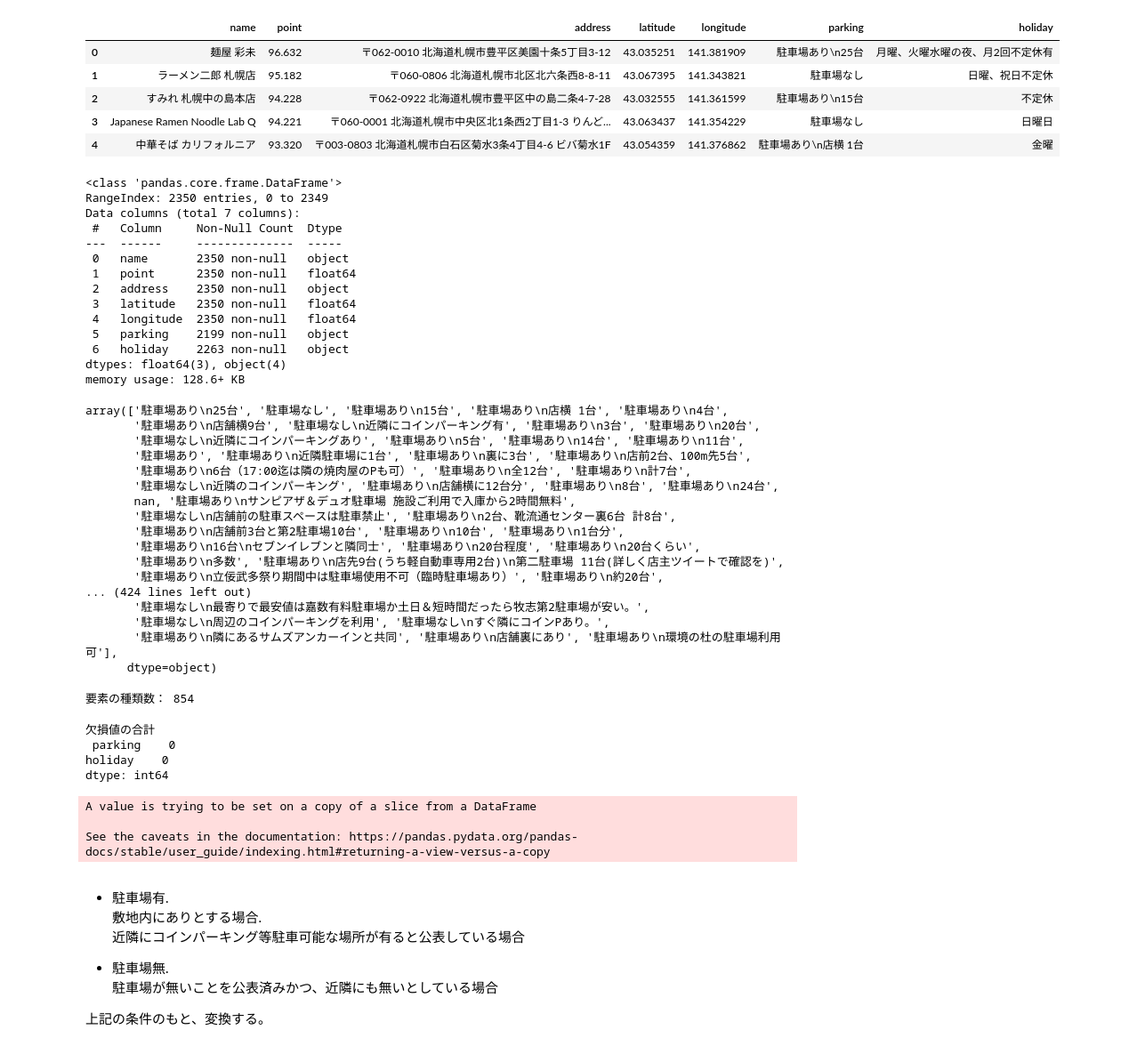
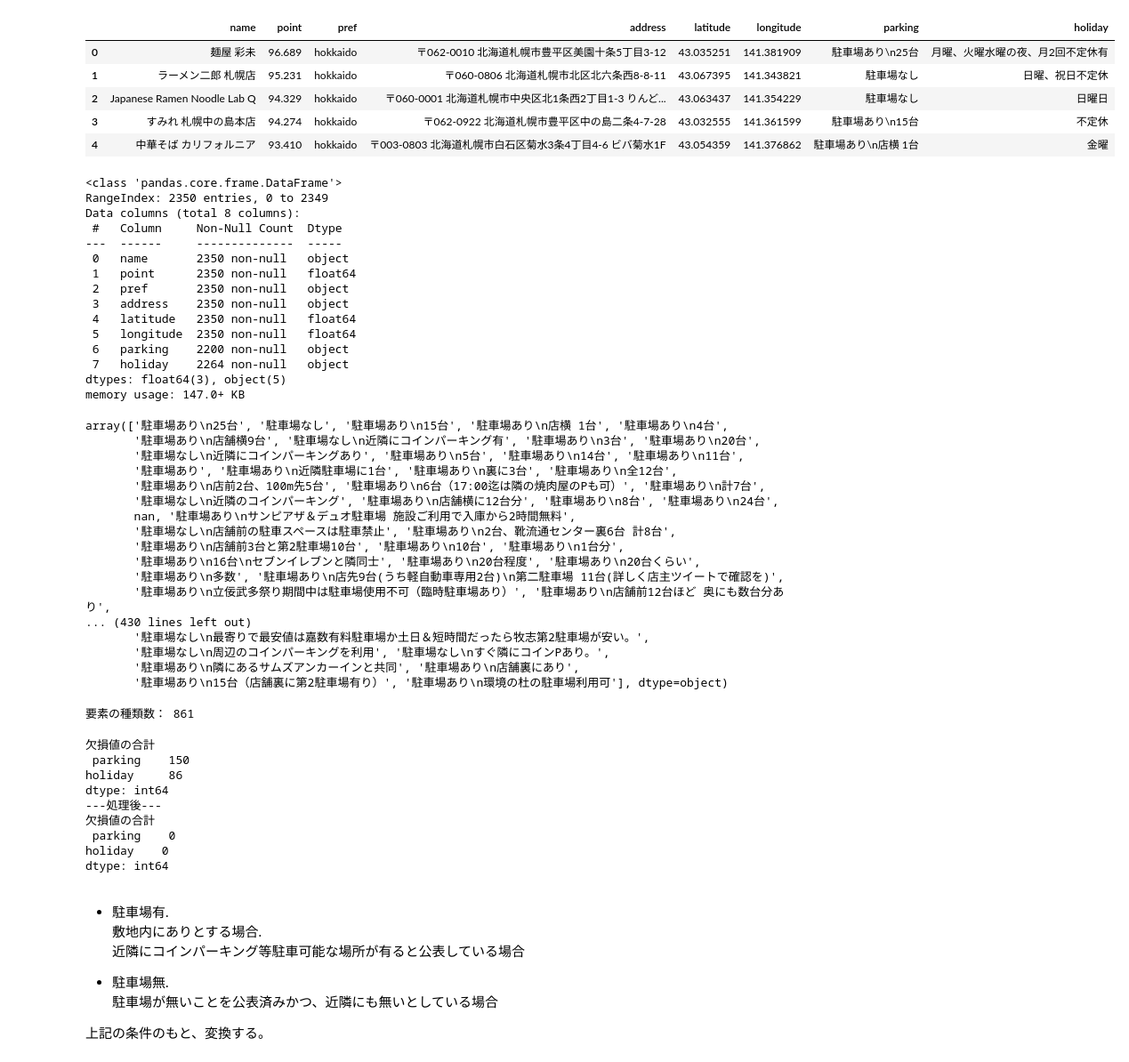
Before and after one commit to yam1227/RamenDB, a Jupyter notebook: cleaning/pref_data.ipynb, the cells around one changed output. Shown at 89% size. Cells and saved outputs as stored; diff of their text form; code cells hidden in the pictures.

```diff
--- a/cleaning/pref_data.ipynb
+++ b/cleaning/pref_data.ipynb
@@ -1,32 +1,33 @@
 # %%
 import pandas as pd
 # %%
-df_pref = pd.read_csv('../data/pref_rank.csv').drop(columns = "Unnamed: 0")
+df_pref = pd.read_csv('../data/pref_rank.csv')
 df_pref.head()
 # %% [output]
-|  | name | point | address | latitude | longitude | parking | holiday |
-| 0 | 麺屋 彩未 | 96.632 | 〒062-0010 北海道札幌市豊平区美園十条5丁目3-12 | 43.035251 | 141.381909 | 駐車場あり\n25台 | 月曜、火曜水曜の夜、月2回不定休有 |
-| 1 | ラーメン二郎 札幌店 | 95.182 | 〒060-0806 北海道札幌市北区北六条西8-8-11 | 43.067395 | 141.343821 | 駐車場なし | 日曜、祝日不定休 |
-| 2 | すみれ 札幌中の島本店 | 94.228 | 〒062-0922 北海道札幌市豊平区中の島二条4-7-28 | 43.032555 | 141.361599 | 駐車場あり\n15台 | 不定休 |
-| 3 | Japanese Ramen Noodle Lab Q | 94.221 | 〒060-0001 北海道札幌市中央区北1条西2丁目1-3 りんど... | 43.063437 | 141.354229 | 駐車場なし | 日曜日 |
-| 4 | 中華そば カリフォルニア | 93.320 | 〒003-0803 北海道札幌市白石区菊水3条4丁目4-6 ビバ菊水1F | 43.054359 | 141.376862 | 駐車場あり\n店横 1台 | 金曜 |
+|  | name | point | pref | address | latitude | longitude | parking | holiday |
+| 0 | 麺屋 彩未 | 96.689 | hokkaido | 〒062-0010 北海道札幌市豊平区美園十条5丁目3-12 | 43.035251 | 141.381909 | 駐車場あり\n25台 | 月曜、火曜水曜の夜、月2回不定休有 |
+| 1 | ラーメン二郎 札幌店 | 95.231 | hokkaido | 〒060-0806 北海道札幌市北区北六条西8-8-11 | 43.067395 | 141.343821 | 駐車場なし | 日曜、祝日不定休 |
+| 2 | Japanese Ramen Noodle Lab Q | 94.329 | hokkaido | 〒060-0001 北海道札幌市中央区北1条西2丁目1-3 りんど... | 43.063437 | 141.354229 | 駐車場なし | 日曜日 |
+| 3 | すみれ 札幌中の島本店 | 94.274 | hokkaido | 〒062-0922 北海道札幌市豊平区中の島二条4-7-28 | 43.032555 | 141.361599 | 駐車場あり\n15台 | 不定休 |
+| 4 | 中華そば カリフォルニア | 93.410 | hokkaido | 〒003-0803 北海道札幌市白石区菊水3条4丁目4-6 ビバ菊水1F | 43.054359 | 141.376862 | 駐車場あり\n店横 1台 | 金曜 |
 # %%
 df_pref.info()
 # %% [output]
 <class 'pandas.core.frame.DataFrame'>
 RangeIndex: 2350 entries, 0 to 2349
-Data columns (total 7 columns):
+Data columns (total 8 columns):
  #   Column     Non-Null Count  Dtype
 ---  ------     --------------  -----
  0   name       2350 non-null   object
  1   point      2350 non-null   float64
- 2   address    2350 non-null   object
- 3   latitude   2350 non-null   float64
- 4   longitude  2350 non-null   float64
- 5   parking    2199 non-null   object
- 6   holiday    2263 non-null   object
-dtypes: float64(3), object(4)
-memory usage: 128.6+ KB
+ 2   pref       2350 non-null   object
+ 3   address    2350 non-null   object
+ 4   latitude   2350 non-null   float64
+ 5   longitude  2350 non-null   float64
+ 6   parking    2200 non-null   object
+ 7   holiday    2264 non-null   object
+dtypes: float64(3), object(5)
+memory usage: 147.0+ KB
 # %%
 # parkingレコードの要素の種類を確認する
 display(df_pref['parking'].unique())
@@ -36,34 +37,39 @@ print("要素の種類数：",len(df_pref['parking'].unique()))
 array(['駐車場あり\n25台', '駐車場なし', '駐車場あり\n15台', '駐車場あり\n店横 1台', '駐車場あり\n4台',
        '駐車場あり\n店舗横9台', '駐車場なし\n近隣にコインパーキング有', '駐車場あり\n3台', '駐車場あり\n20台',
        '駐車場なし\n近隣にコインパーキングあり', '駐車場あり\n5台', '駐車場あり\n14台', '駐車場あり\n11台',
-       '駐車場あり', '駐車場あり\n近隣駐車場に1台', '駐車場あり\n裏に3台', '駐車場あり\n店前2台、100m先5台',
-       '駐車場あり\n6台（17:00迄は隣の焼肉屋のPも可）', '駐車場あり\n全12台', '駐車場あり\n計7台',
+       '駐車場あり', '駐車場あり\n近隣駐車場に1台', '駐車場あり\n裏に3台', '駐車場あり\n全12台',
+       '駐車場あり\n店前2台、100m先5台', '駐車場あり\n6台（17:00迄は隣の焼肉屋のPも可）', '駐車場あり\n計7台',
        '駐車場なし\n近隣のコインパーキング', '駐車場あり\n店舗横に12台分', '駐車場あり\n8台', '駐車場あり\n24台',
        nan, '駐車場あり\nサンピアザ＆デュオ駐車場 施設ご利用で入庫から2時間無料',
        '駐車場なし\n店舗前の駐車スペースは駐車禁止', '駐車場あり\n2台、靴流通センター裏6台 計8台',
        '駐車場あり\n店舗前3台と第2駐車場10台', '駐車場あり\n10台', '駐車場あり\n1台分',
        '駐車場あり\n16台\nセブンイレブンと隣同士', '駐車場あり\n20台程度', '駐車場あり\n20台くらい',
        '駐車場あり\n多数', '駐車場あり\n店先9台(うち軽自動車専用2台)\n第二駐車場 11台(詳しく店主ツイートで確認を)',
-       '駐車場あり\n立佞武多祭り期間中は駐車場使用不可（臨時駐車場あり）', '駐車場あり\n約20台',
-... (424 lines left out)
+       '駐車場あり\n立佞武多祭り期間中は駐車場使用不可（臨時駐車場あり）', '駐車場あり\n店舗前12台ほど 奥にも数台分あり',
+... (430 lines left out)
        '駐車場なし\n最寄りで最安値は嘉数有料駐車場か土日＆短時間だったら牧志第2駐車場が安い。',
        '駐車場なし\n周辺のコインパーキングを利用', '駐車場なし\nすぐ隣にコインPあり。',
-       '駐車場あり\n隣にあるサムズアンカーインと共同', '駐車場あり\n店舗裏にあり', '駐車場あり\n環境の杜の駐車場利用可'],
-      dtype=object)
+       '駐車場あり\n隣にあるサムズアンカーインと共同', '駐車場あり\n店舗裏にあり',
+       '駐車場あり\n15台（店舗裏に第2駐車場有り）', '駐車場あり\n環境の杜の駐車場利用可'], dtype=object)
-要素の種類数： 854
+要素の種類数： 861
 # %%
 # parkingレコードの欠損値総数を確認
 print("欠損値の合計\n",df_pref[['parking', 'holiday']].isna().sum())
 # 欠損値を'情報なし'として補完
-df_pref[['parking', 'holiday']].fillna('情報なし', inplace=True)
+df_pref['parking'].fillna('情報なし', inplace=True)
+df_pref['holiday'].fillna('情報なし', inplace=True)
+print('---処理後---')
+print("欠損値の合計\n",df_pref[['parking', 'holiday']].isna().sum())
 # %% [output]
+欠損値の合計
+ parking    150
+holiday     86
+dtype: int64
+---処理後---
 欠損値の合計
  parking    0
 holiday    0
 dtype: int64
-A value is trying to be set on a copy of a slice from a DataFrame
-
-See the caveats in the documentation: https://pandas.pydata.org/pandas-docs/stable/user_guide/indexing.html#returning-a-view-versus-a-copy
 # %%
 # parkingレコードのユニーク値を個数とともに、保存
 df_pref[['parking']].value_counts().to_csv('parking.csv')
```
Also changed, not shown: parts of 3 cells of this notebook.
